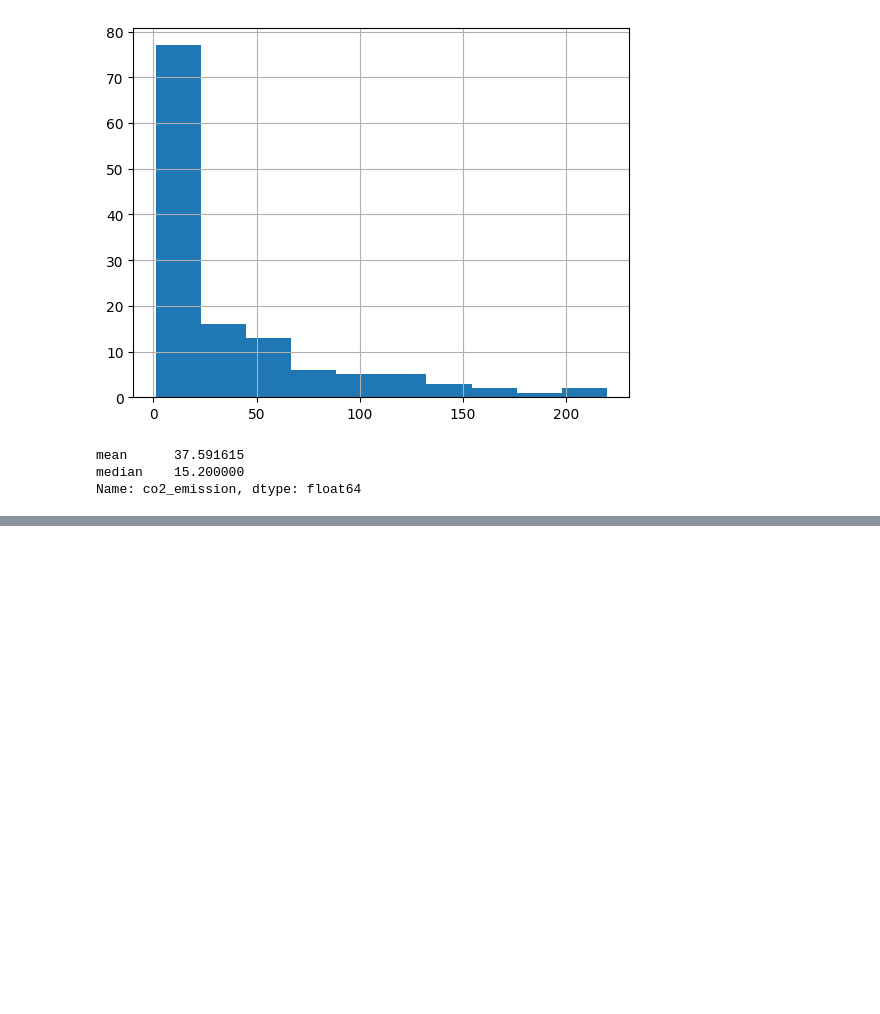
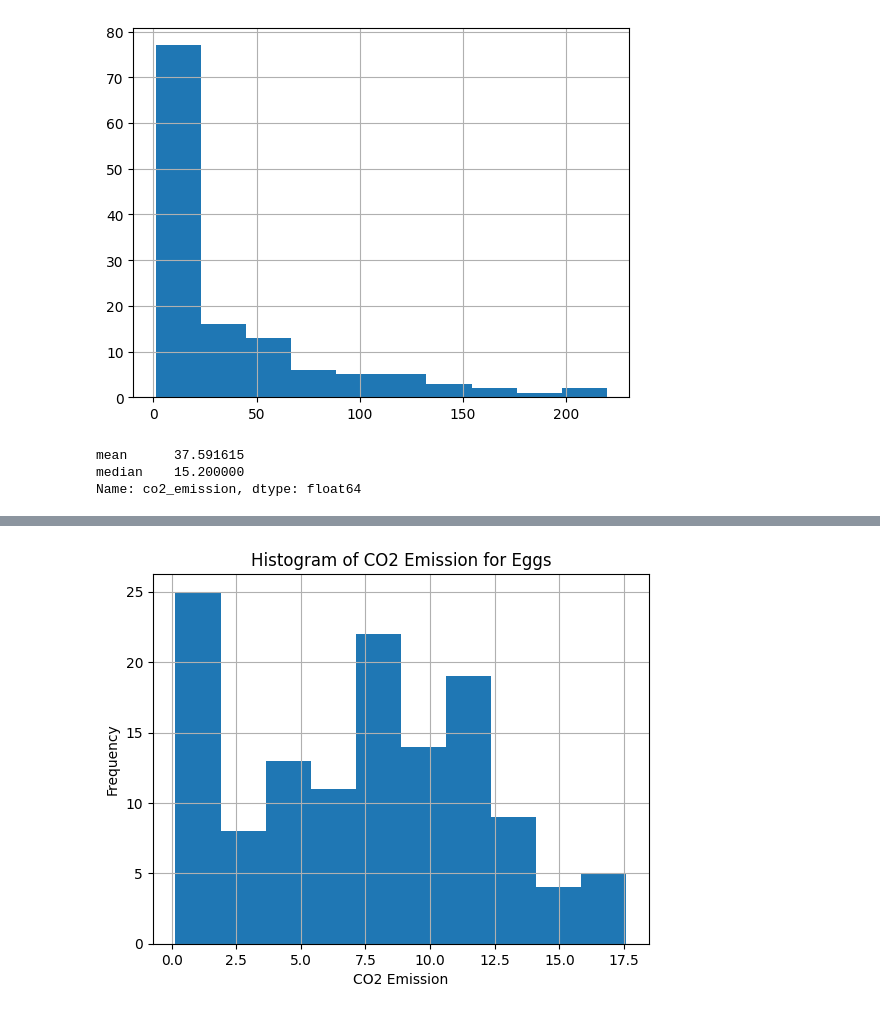
Before and after one commit to Kinosaur/Data-Science-Learning, a Jupyter notebook: Class07 Stats in Python - Data Sets/Class07_practice.ipynb, the cells around one changed output, grey strips where cells are left out. Saved outputs shown, nothing was run; the diff lists cells and outputs as text; code cells hidden in the pictures; blank space fills up the shorter version.

```diff
--- a/Class07 Stats in Python - Data Sets/Class07_practice.ipynb
+++ b/Class07 Stats in Python - Data Sets/Class07_practice.ipynb
@@ -81,0 +153,8 @@ Name: co2_emission, dtype: float64
+# %%
+df[df['food_category'] == 'eggs']['co2_emission'].hist()
+plt.xlabel('CO2 Emission')
+plt.ylabel('Frequency')
+plt.title('Histogram of CO2 Emission for Eggs')
+plt.show()
+# %% [output]
+[figure, added]
```
Also changed, not shown: parts of 28 cells of this notebook, 9 other files.
